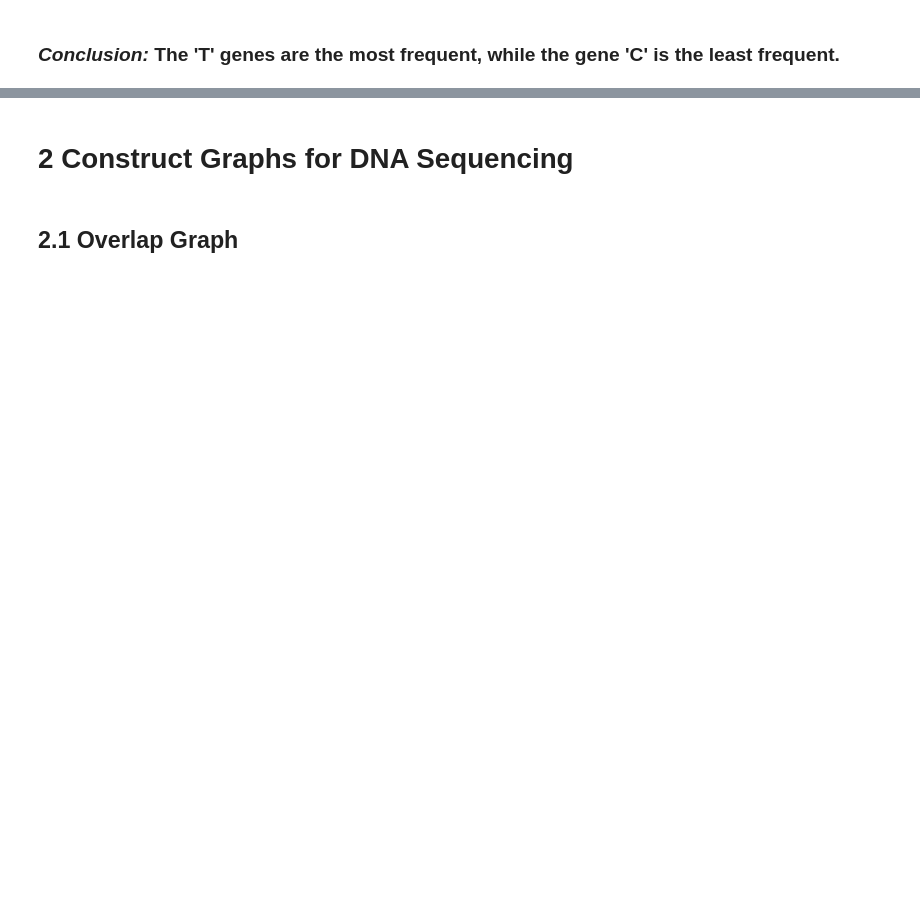
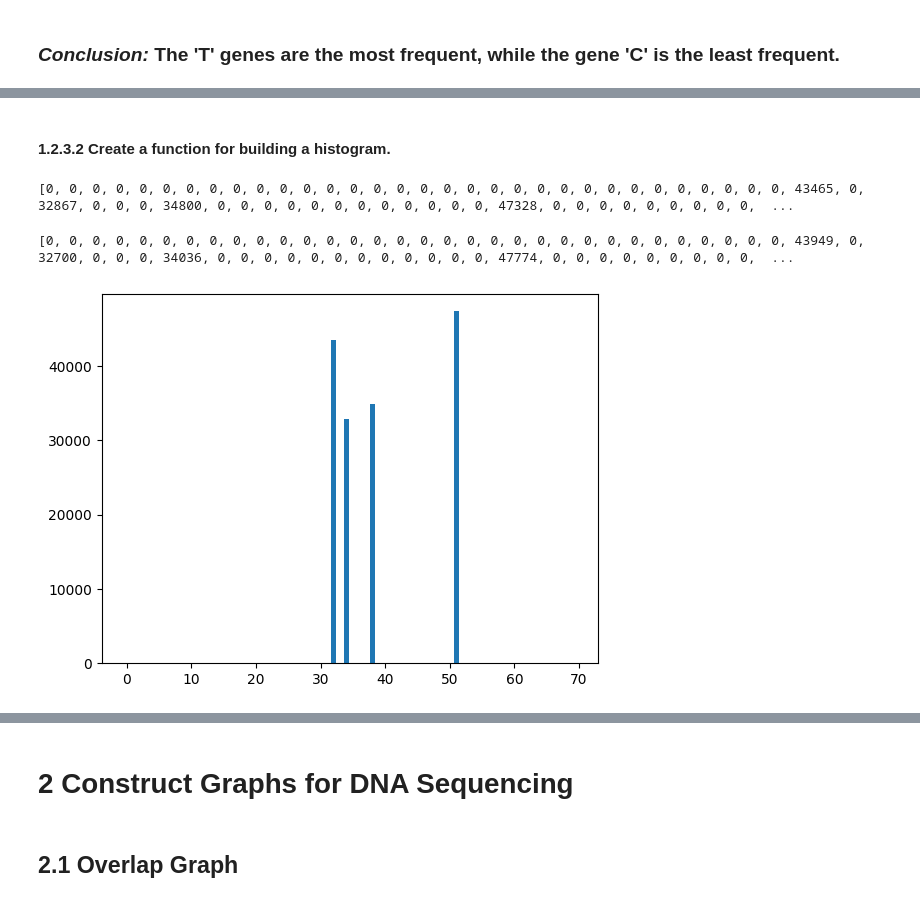
Before and after one commit to ybezginova2016/01_BIO_DeNovoAssembly, a Jupyter notebook: main_DeNovoAssembly.ipynb, the cells around one changed output, grey strips where cells are left out. Drawn from its saved outputs; the diff is of its cells as text; code cells hidden in the pictures; blank space fills up the shorter version.

```diff
--- a/main_DeNovoAssembly.ipynb
+++ b/main_DeNovoAssembly.ipynb
@@ -62,0 +97,2 @@ len(genome)
+# %%
+seqs, quals = readFasta('20Xreads.fasta')
@@ -83,0 +164,3 @@ Counter({'G': 68836, 'A': 87414, 'T': 95102, 'C': 65567})
+# %%
+def phred33ToQ(qual):
+    return ord(qual) - 33
@@ -83,0 +179,16 @@ Counter({'G': 68836, 'A': 87414, 'T': 95102, 'C': 65567})
+# %% [markdown]
+#### 1.2.3.2 Create a function for building a histogram.
+# %%
+def createHist(sequences):
+    hist = [0] * 70
+
+    for seqs in sequences:
+        for  phred in seqs:
+            s = phred33ToQ(phred)
+            hist[s] += 1
+    return hist
+# %%
+s_hist = createHist(seqs)
+print(s_hist)
+# %% [output]
+[0, 0, 0, 0, 0, 0, 0, 0, 0, 0, 0, 0, 0, 0, 0, 0, 0, 0, 0, 0, 0, 0, 0, 0, 0, 0, 0, 0, 0, 0, 0, 0, 43465, 0, 32867, 0, 0, 0, 34800, 0, 0, 0, 0, 0, 0, 0, 0, 0, 0, 0, 0, 47328, 0, 0, 0, 0, 0, 0, 0, 0, 0,  ...
@@ -83,0 +204,12 @@ Counter({'G': 68836, 'A': 87414, 'T': 95102, 'C': 65567})
+# %%
+q_hist = createHist(quals)
+print(q_hist)
+# %% [output]
+[0, 0, 0, 0, 0, 0, 0, 0, 0, 0, 0, 0, 0, 0, 0, 0, 0, 0, 0, 0, 0, 0, 0, 0, 0, 0, 0, 0, 0, 0, 0, 0, 43949, 0, 32700, 0, 0, 0, 34036, 0, 0, 0, 0, 0, 0, 0, 0, 0, 0, 0, 0, 47774, 0, 0, 0, 0, 0, 0, 0, 0, 0,  ...
+# %%
+%matplotlib inline
+
+plt.bar(range(len(s_hist)), s_hist)
+plt.show()
+# %% [output]
+[figure, added]
```
Also changed, not shown: parts of 23 cells of this notebook, 3 other files.
